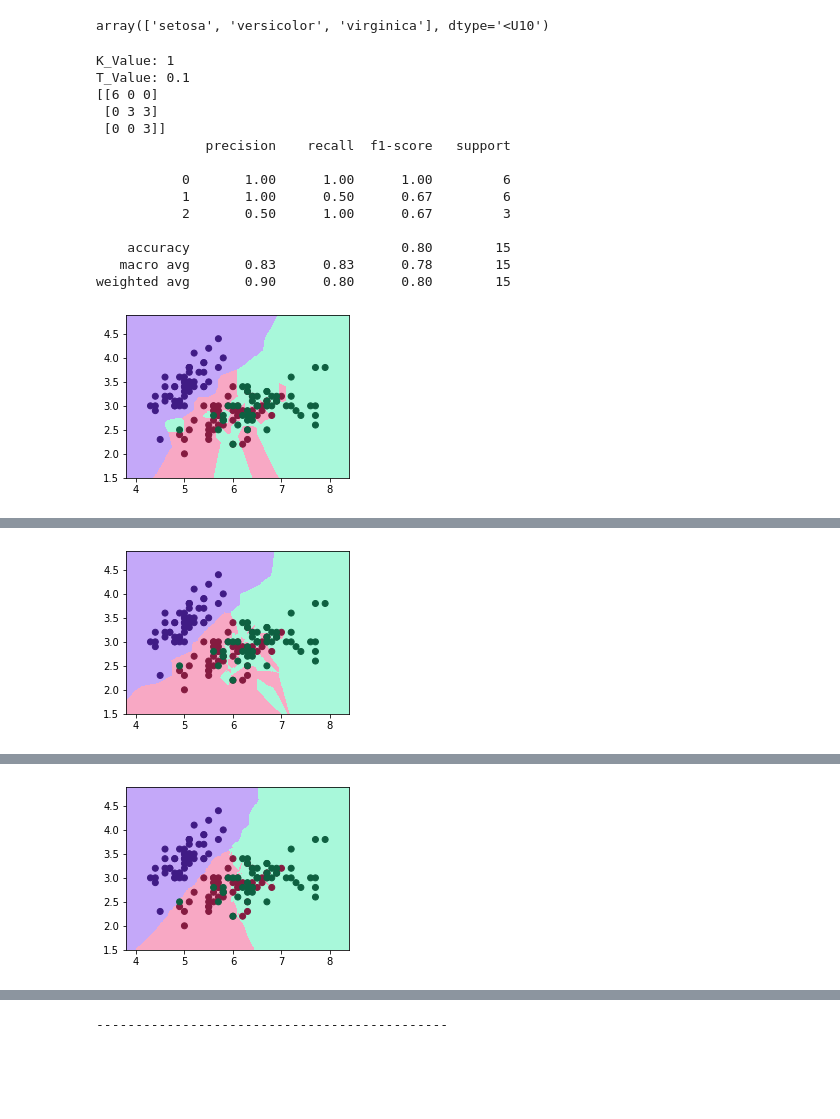
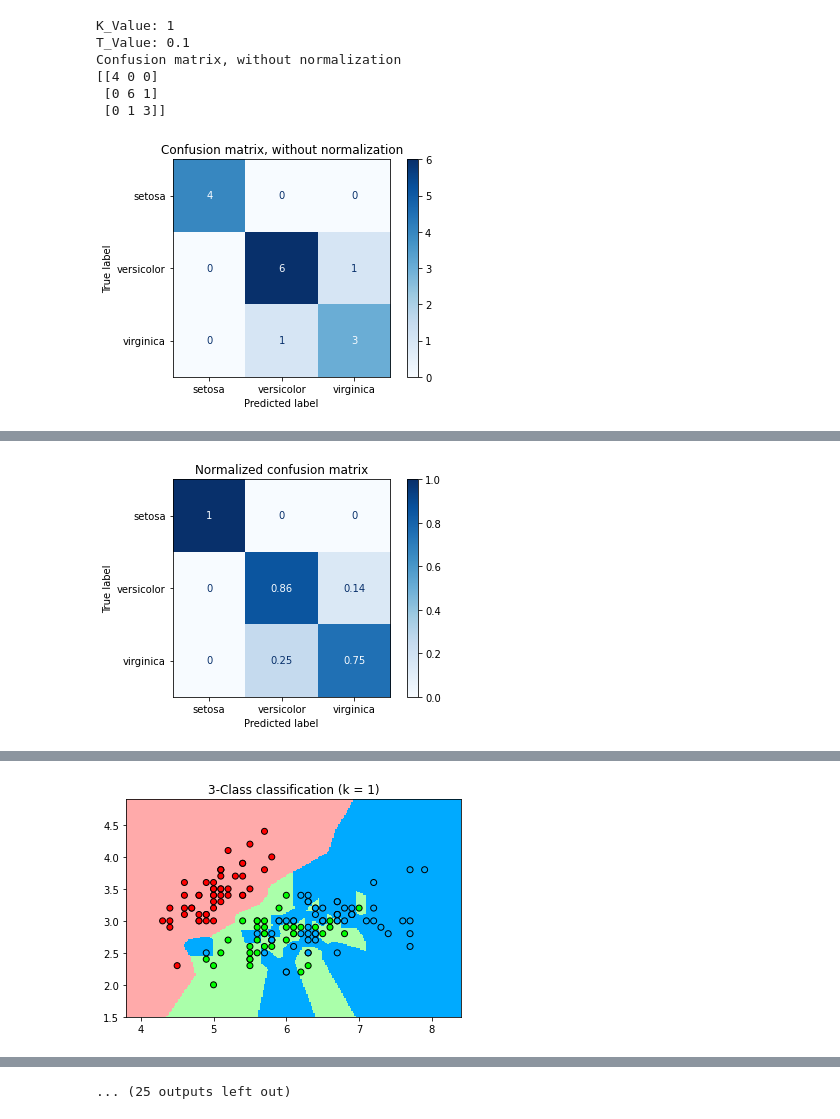
Before and after one commit to Plagistus/PythonAufgabe02, a Jupyter notebook: ML_02.ipynb, the cells around one changed output, grey strips where cells are left out. Drawn from its saved outputs; the diff is of its cells as text; code cells hidden in the pictures; blank space fills up the shorter version.

```diff
--- a/ML_02.ipynb
+++ b/ML_02.ipynb
@@ -20,6 +19,7 @@ iris = datasets.load_iris()
 #set X,y - take the first two attributes for the iris data
 X = iris.data[:, :2]
 y = iris.target
-iris.target_names
+class_names = iris.target_names
+
+#setting the "quality" of the plots
+h= .02
-# %% [output]
-array(['setosa', 'versicolor', 'virginica'], dtype='<U10')
@@ -29,59 +26,72 @@ h= .02
+# %%
+# Plot non-normalized confusion matrix
+titles_options = [("Confusion matrix, without normalization", None),
+                  ("Normalized confusion matrix", 'true')]
 # %%
 #arrays for test and k value
 test_range = [0.10, 0.30]
 k_range = [1,3,15]
 
-cm_b = ListedColormap(['#C4A8F9', '#F8A8C4','#A8F8DA'])
-cm_l = ListedColormap(['#401B85', '#851B40','#0E6041'])
+cmap_bold = ListedColormap(['#FFAAAA', '#AAFFAA','#00AAFF'])
+cmap_light = ListedColormap(['#FF0000', '#00FF00','#00AAFF'])
 
 
 for t in test_range:
   X_train, X_test, y_train, y_test = train_test_split(
-    X, y, test_size=t, random_state = 42)
+    X, y, test_size=t, random_state = 40)
 
   for k in k_range:
-    knn = KNeighborsClassifier(n_neighbors=k)
+    knn = KNeighborsClassifier(n_neighbors=k, weights='distance')
     y_pred = knn.fit(X_train, y_train).predict(X_test)
+
+    clf = SVC(random_state=40)
+    clf.fit(X_train, y_train)
     print(f"K_Value: {k}")
     print(f"T_Value: {t}")
-    print(confusion_matrix(y_test, y_pred))
-    print(classification_report(y_test, y_pred))
+    #print(classification_report(y_test, y_pred))
+
+    for title, normalize in titles_options:
+      disp = plot_confusion_matrix(knn, X_test, y_test,
+                                 display_labels=class_names,
+                                 cmap=plt.cm.Blues,
+                                 normalize=normalize)
+      pl.figure(1, figsize=(4, 3))
+      disp.ax_.set_title(title)
+      print(title)
+      print(disp.confusion_matrix)
+      plt.show()
+      print(" ")
+      print("/-----------------------------/ ")
+      print(" ")
 
 
+    #Grafische darstellung
     x_min, x_max = X[:,0].min() - .5, X[:,0].max() + .5
     y_min, y_max = X[:,1].min() - .5, X[:,1].max() + .5
     xx, yy = np.meshgrid(np.arange(x_min, x_max, h), np.arange(y_min, y_max, h))
     Z = knn.predict(np.c_[xx.ravel(), yy.ravel()])
 
 
     # Put the result into a color plot
     Z = Z.reshape(xx.shape)
-    pl.figure(1, figsize=(4, 3))
-    pl.set_cmap(pl.cm.Paired)
-    pl.pcolormesh(xx, yy, Z, cm=cm_b)
+    pl.figure()
+    pl.pcolormesh(xx, yy, Z, cmap=cmap_bold, shading='auto')
 
 
     # Plot also the training points
-    pl.scatter(X[:,0], X[:,1],c=y , cm=cm_l)
+    pl.scatter(X[:,0], X[:,1],c=y , cmap=cmap_light, edgecolors='#000000')
     pl.xlim(xx.min(), xx.max())
     pl.ylim(yy.min(), yy.max())
-
+    pl.title("3-Class classification (k = %i)" % (k))
 
     pl.show()
     print("---------------------------------------------")
+    print("---------------------------------------------")
 # %% [output]
 K_Value: 1
 T_Value: 0.1
-[[6 0 0]
- [0 3 3]
- [0 0 3]]
-              precision    recall  f1-score   support
-
-           0       1.00      1.00      1.00         6
-           1       1.00      0.50      0.67         6
-           2       0.50      1.00      0.67         3
-
-    accuracy                           0.80        15
-   macro avg       0.83      0.83      0.78        15
-weighted avg       0.90      0.80      0.80        15
+Confusion matrix, without normalization
+[[4 0 0]
+ [0 6 1]
+ [0 1 3]]
-[figure, old version]
+[figure, new version]
@@ -103 +104 @@ weighted avg       0.90      0.80      0.80        15
-[figure, old version]
+[figure, new version]
@@ -119,2 +106,2 @@ weighted avg       0.89      0.73      0.72        15
-[figure, old version]
+[figure, new version]
 ---------------------------------------------
@@ -168 +125 @@ weighted avg       0.78      0.78      0.77        45
----------------------------------------------
+... (25 outputs left out)
```
Also changed, not shown: parts of 5 cells of this notebook.
